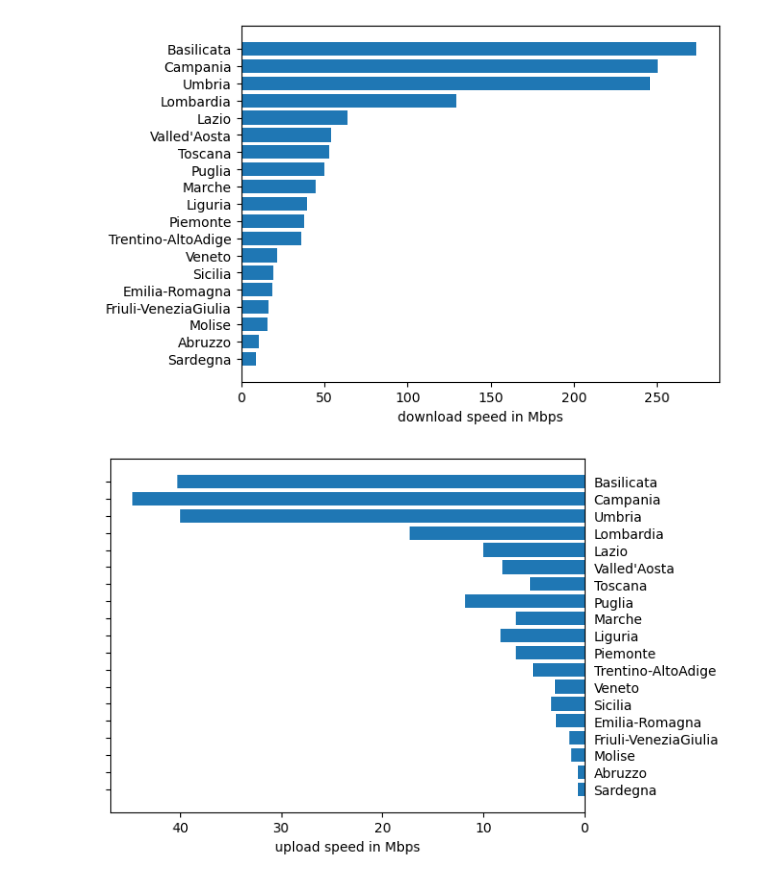
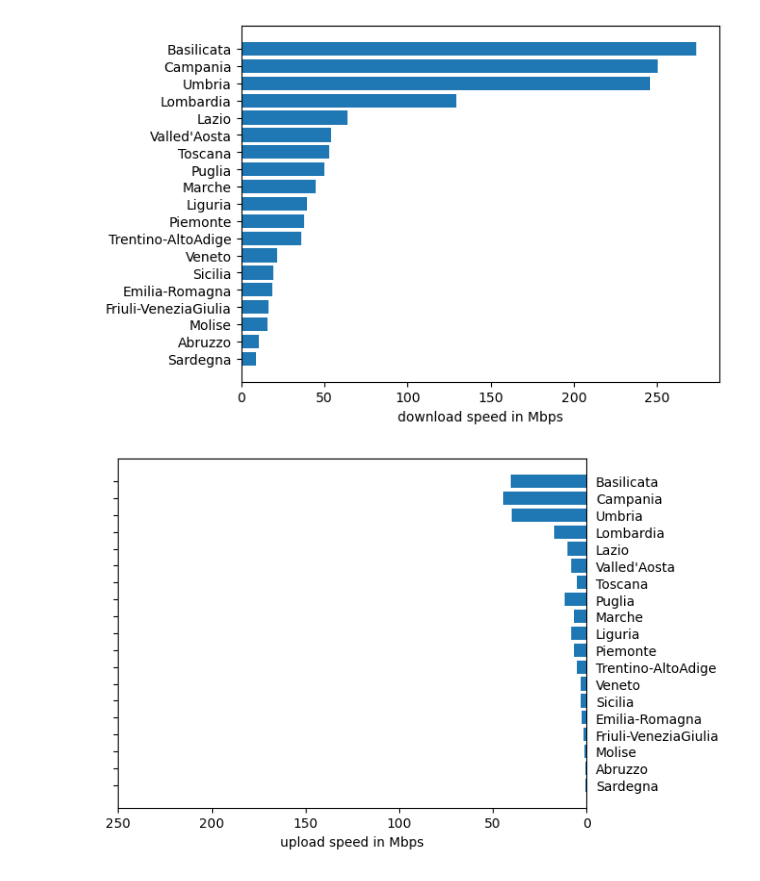
Before and after one commit to alemk96/bul_study, a Jupyter notebook: up_down_butterfly_chart.ipynb, the cells around one changed output. Drawn from its saved outputs; the diff is of its cells as text; code cells hidden in the pictures.

```diff
--- a/up_down_butterfly_chart.ipynb
+++ b/up_down_butterfly_chart.ipynb
@@ -2,7 +2,7 @@
 import pandas as pd
 import numpy as np
 
-df = pd.read_csv('dataset_all_2.csv')
+df = pd.read_csv('dataset/dataset_all_2.csv')
 
 df_up = df[(df.Tipo == "Upload") & (df.Anno == 2021)]
 df_down = df[(df.Tipo == "Download") & (df.Anno == 2021)]
@@ -100,8 +101,9 @@ plt.show()
 # %%
 plt.barh(df_up_down_media['Territorio'], df_up_down_media['up_f'])
 plt.xlabel('upload speed in Mbps')
 plt.gca().invert_xaxis()
 plt.tick_params(axis='y', which='both', labelleft=False, labelright=True)
+plt.xticks(np.arange(0, 270, step=50))
 plt.show()
 # %% [output]
-[figure, old version]
+[figure, new version]
```
Also changed, not shown: parts of 1 cell of this notebook.
